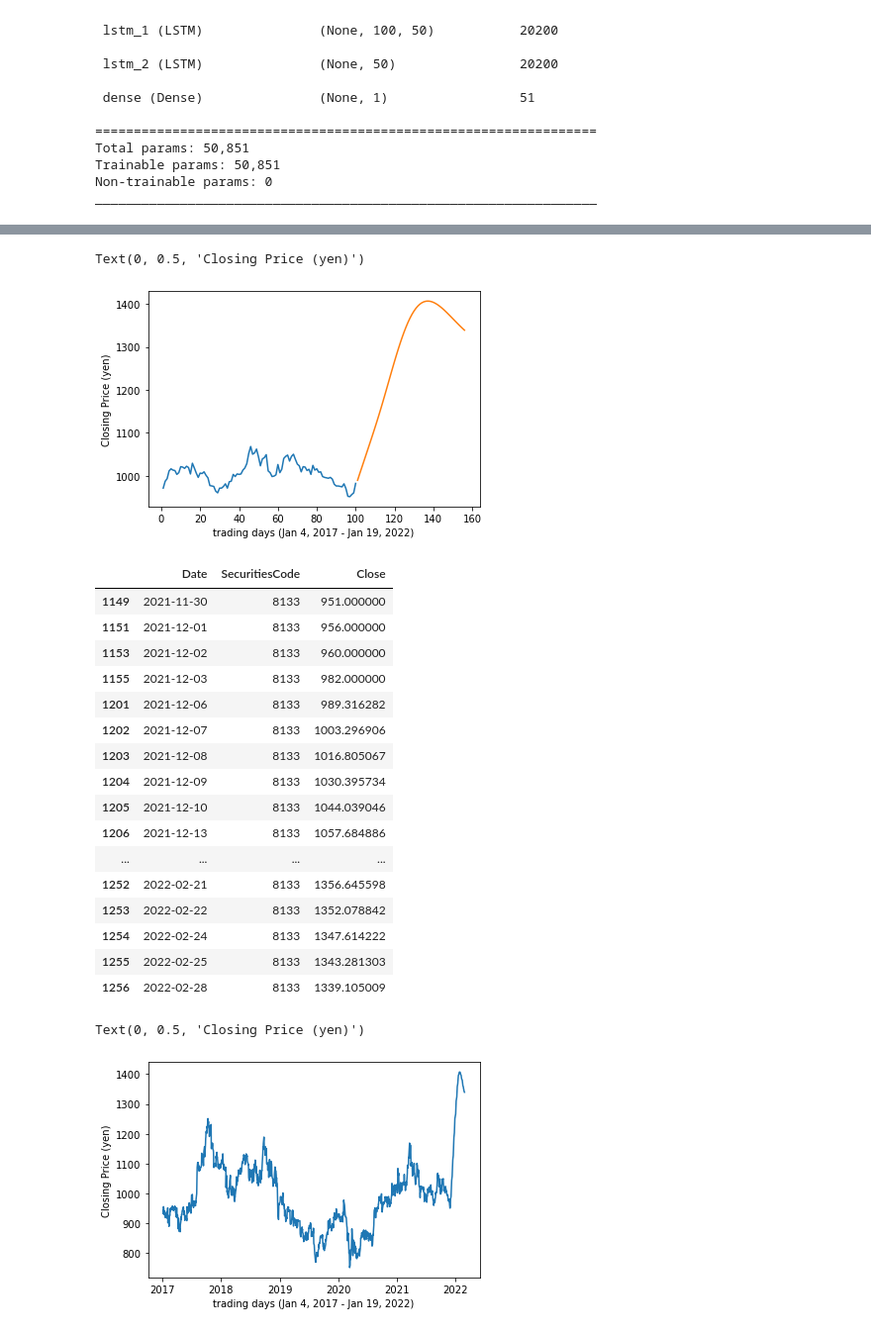
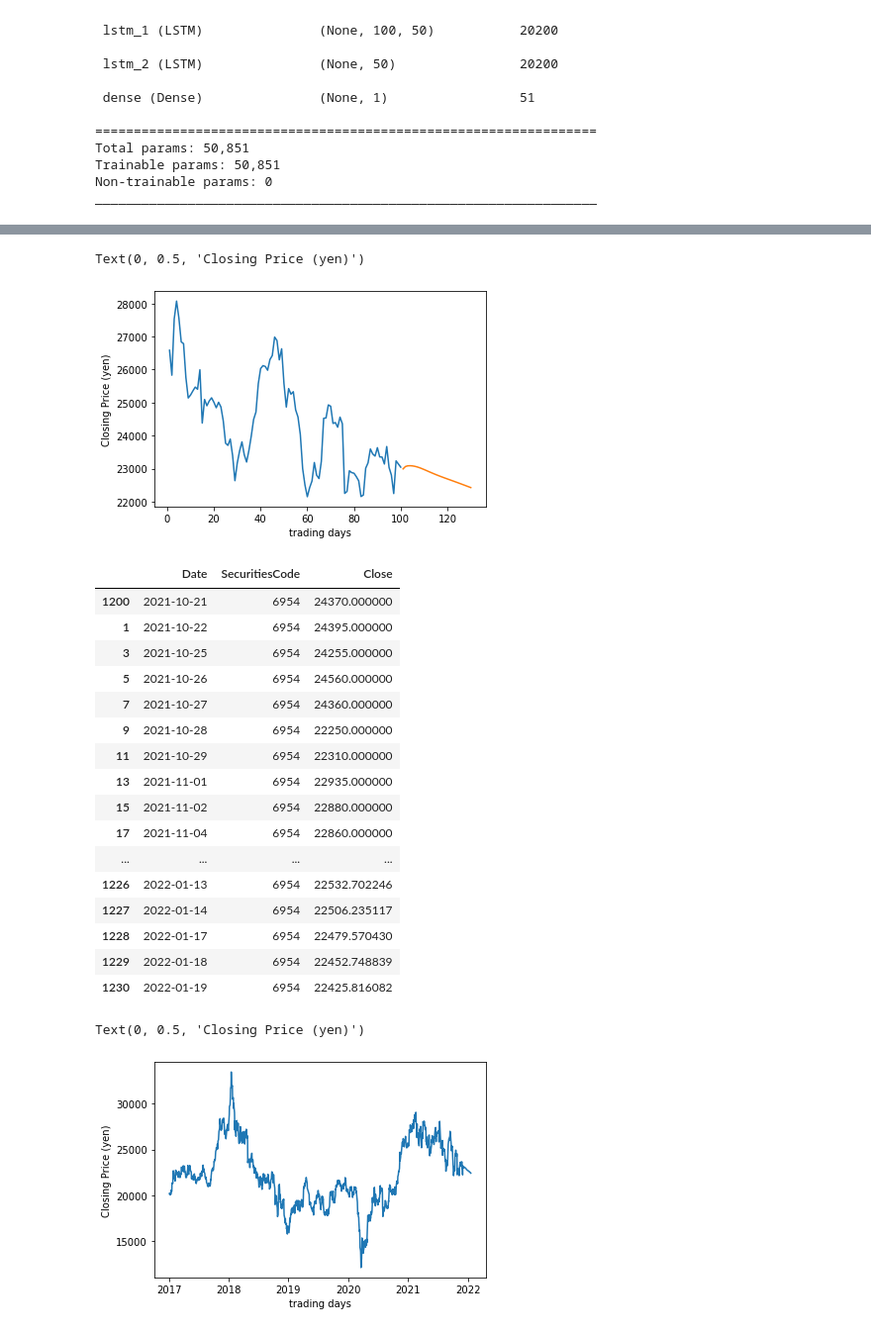
Before and after one commit to 1on1pt/JPX_Tokyo_Stock_Exchange_Prediction, a Jupyter notebook: stacked_lstm/Stacked_LSTM_1stock.ipynb, the cells around one changed output, grey strips where cells are left out. Shown: that part at 99% size. Drawn from its saved outputs; the diff is of its cells as text; code cells hidden in the pictures.

```diff
--- a/stacked_lstm/Stacked_LSTM_1stock.ipynb
+++ b/stacked_lstm/Stacked_LSTM_1stock.ipynb
@@ -2,10 +2,10 @@
 ### This code focuses on the performance of one stock.  Please enter the Securities Code and the number of days you wish to forecast the stock.
 # %%
 # Please enter your choices here
-securities_code = 8133
-forecast_days=56
+securities_code = 6954
+forecast_days = 30
 input_parameters = 100
-epochs=100
+epochs = 100
 
 # Initial imports
 import pandas as pd
@@ -319,11 +319,11 @@ day_pred=np.arange(101,101+forecast_days)
 days_end=len(one_stock_scaler)-100
 plt.plot(day_new,scaler.inverse_transform(one_stock_scaler[days_end:]))
 plt.plot(day_pred,scaler.inverse_transform(lst_output))
-plt.xlabel("trading days (Jan 4, 2017 - Jan 19, 2022)")
+plt.xlabel("trading days")
 plt.ylabel("Closing Price (yen)")
 # %% [output]
 Text(0, 0.5, 'Closing Price (yen)')
-[figure, old version]
+[figure, new version]
 # %%
 # create a new df with predictions
 predicted_one_stock_df=one_stock_df.copy()
@@ -342,30 +342,30 @@ for count,value in enumerate(predicted_values):
 predicted_one_stock_df.tail(60)
 # %% [output]
 |  | Date | SecuritiesCode | Close |
-| 1149 | 2021-11-30 | 8133 | 951.000000 |
-| 1151 | 2021-12-01 | 8133 | 956.000000 |
-| 1153 | 2021-12-02 | 8133 | 960.000000 |
-| 1155 | 2021-12-03 | 8133 | 982.000000 |
-| 1201 | 2021-12-06 | 8133 | 989.316282 |
-| 1202 | 2021-12-07 | 8133 | 1003.296906 |
-| 1203 | 2021-12-08 | 8133 | 1016.805067 |
-| 1204 | 2021-12-09 | 8133 | 1030.395734 |
-| 1205 | 2021-12-10 | 8133 | 1044.039046 |
-| 1206 | 2021-12-13 | 8133 | 1057.684886 |
+| 1200 | 2021-10-21 | 6954 | 24370.000000 |
+| 1 | 2021-10-22 | 6954 | 24395.000000 |
+| 3 | 2021-10-25 | 6954 | 24255.000000 |
+| 5 | 2021-10-26 | 6954 | 24560.000000 |
+| 7 | 2021-10-27 | 6954 | 24360.000000 |
+| 9 | 2021-10-28 | 6954 | 22250.000000 |
+| 11 | 2021-10-29 | 6954 | 22310.000000 |
+| 13 | 2021-11-01 | 6954 | 22935.000000 |
+| 15 | 2021-11-02 | 6954 | 22880.000000 |
+| 17 | 2021-11-04 | 6954 | 22860.000000 |
 | ... | ... | ... | ... |
-| 1252 | 2022-02-21 | 8133 | 1356.645598 |
-| 1253 | 2022-02-22 | 8133 | 1352.078842 |
-| 1254 | 2022-02-24 | 8133 | 1347.614222 |
-| 1255 | 2022-02-25 | 8133 | 1343.281303 |
-| 1256 | 2022-02-28 | 8133 | 1339.105009 |
+| 1226 | 2022-01-13 | 6954 | 22532.702246 |
+| 1227 | 2022-01-14 | 6954 | 22506.235117 |
+| 1228 | 2022-01-17 | 6954 | 22479.570430 |
+| 1229 | 2022-01-18 | 6954 | 22452.748839 |
+| 1230 | 2022-01-19 | 6954 | 22425.816082 |
 # %%
 # look at a plot of the close prices for one stock including forecast day predictions
 plt.plot(predicted_one_stock_df['Date'],predicted_one_stock_df['Close'])
-plt.xlabel("trading days (Jan 4, 2017 - Jan 19, 2022)")
+plt.xlabel("trading days")
 plt.ylabel("Closing Price (yen)")
 # %% [output]
 Text(0, 0.5, 'Closing Price (yen)')
-[figure, old version]
+[figure, new version]
 # %%
 # write close price predictions_df to a csv file
 filepath="TSE"+str(securities_code)+".csv"
```
Also changed, not shown: parts of 12 cells of this notebook, 1 other file.
